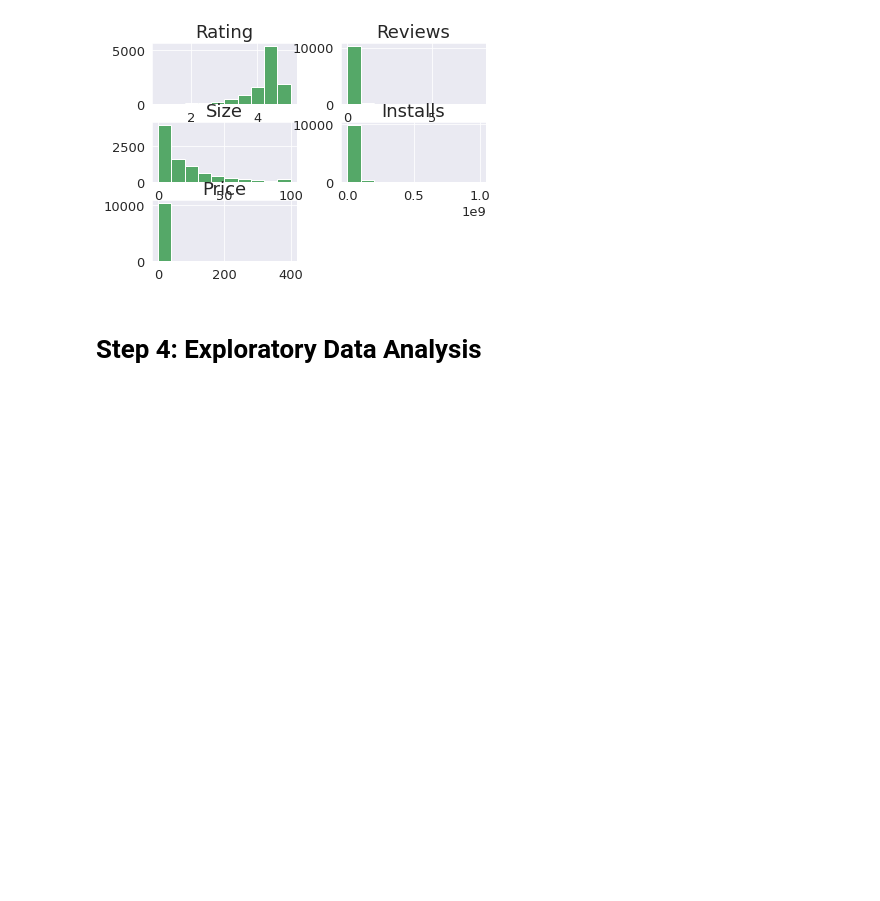
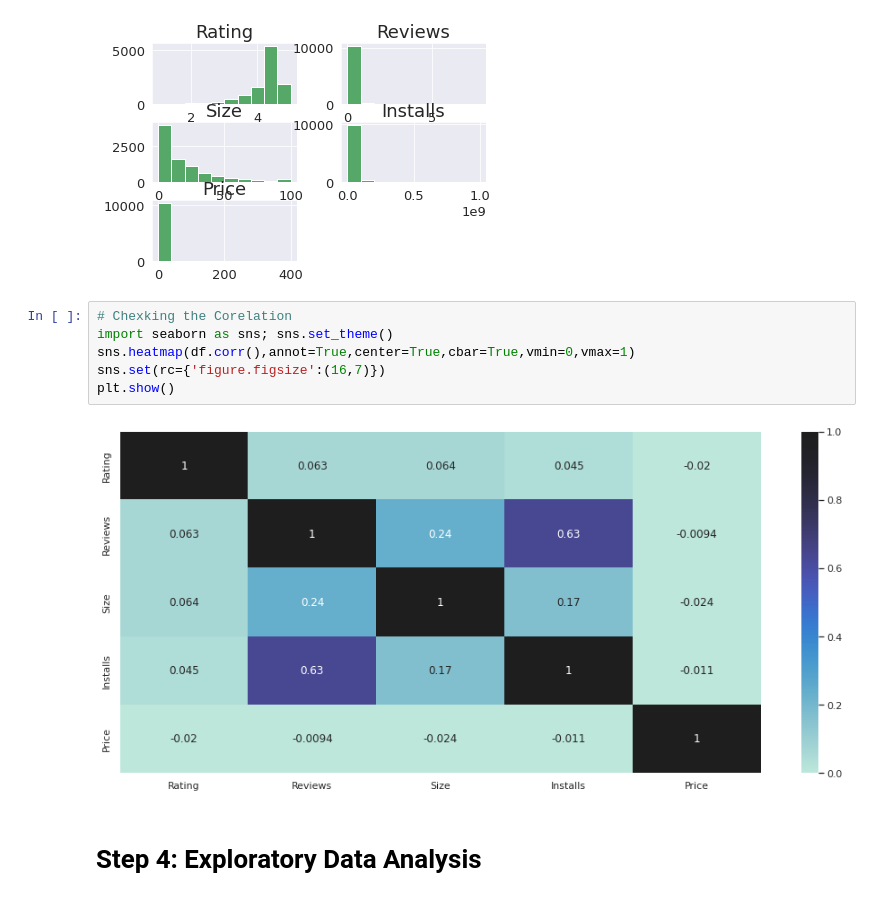
Before and after one commit to vivek16pawar/EDA-CAPSTONE, a Jupyter notebook: Play_Store_App_Review_Analysis_Capstone_Project.ipynb, the cells around one changed output. Saved outputs shown, nothing was run; the diff lists cells and outputs as text; blank space fills up the shorter version.

Commit message:
Data Visualization 3

```diff
--- a/Play_Store_App_Review_Analysis_Capstone_Project.ipynb
+++ b/Play_Store_App_Review_Analysis_Capstone_Project.ipynb
@@ -340,6 +340,14 @@ plt.show()
 # %% [output]
 <Figure size 864x576 with 0 Axes>
 [figure]
+# %%
+# Chexking the Corelation
+import seaborn as sns; sns.set_theme()
+sns.heatmap(df.corr(),annot=True,center=True,cbar=True,vmin=0,vmax=1)
+sns.set(rc={'figure.figsize':(16,7)})
+plt.show()
+# %% [output]
+[figure, added]
 # %% [markdown]
 # Step 4: Exploratory Data Analysis
 # %% [markdown]
```
Also changed, not shown: parts of 16 cells of this notebook.
